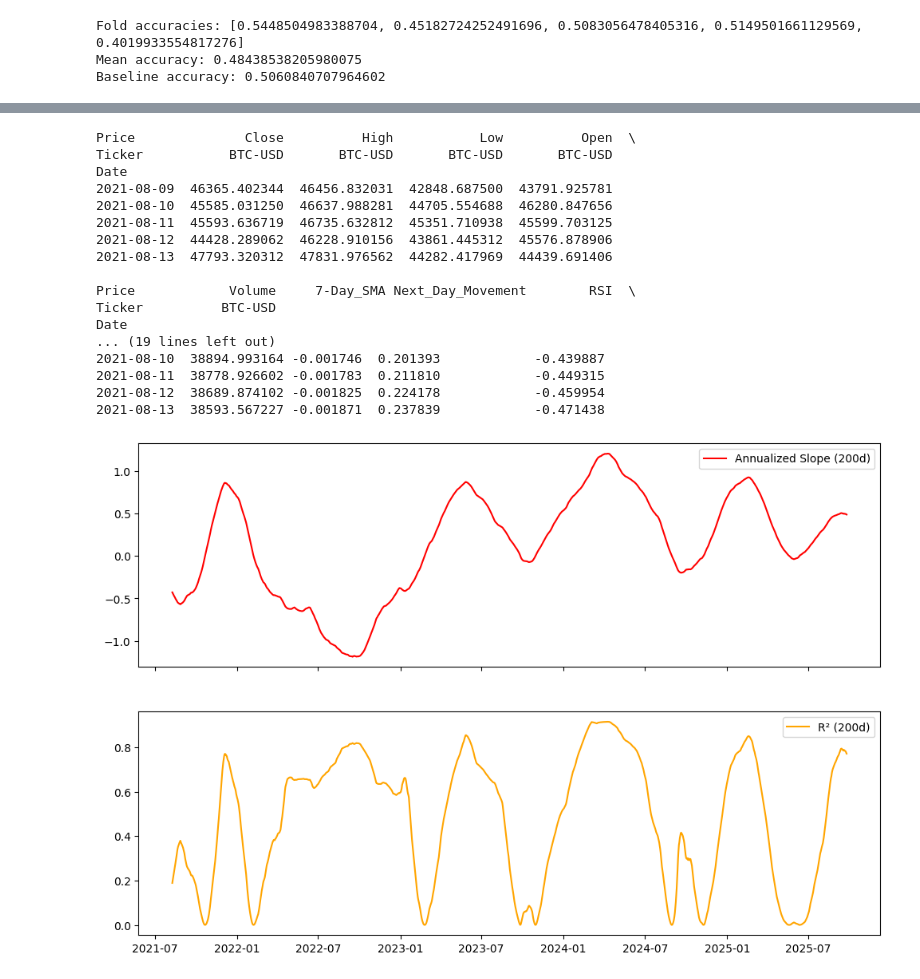
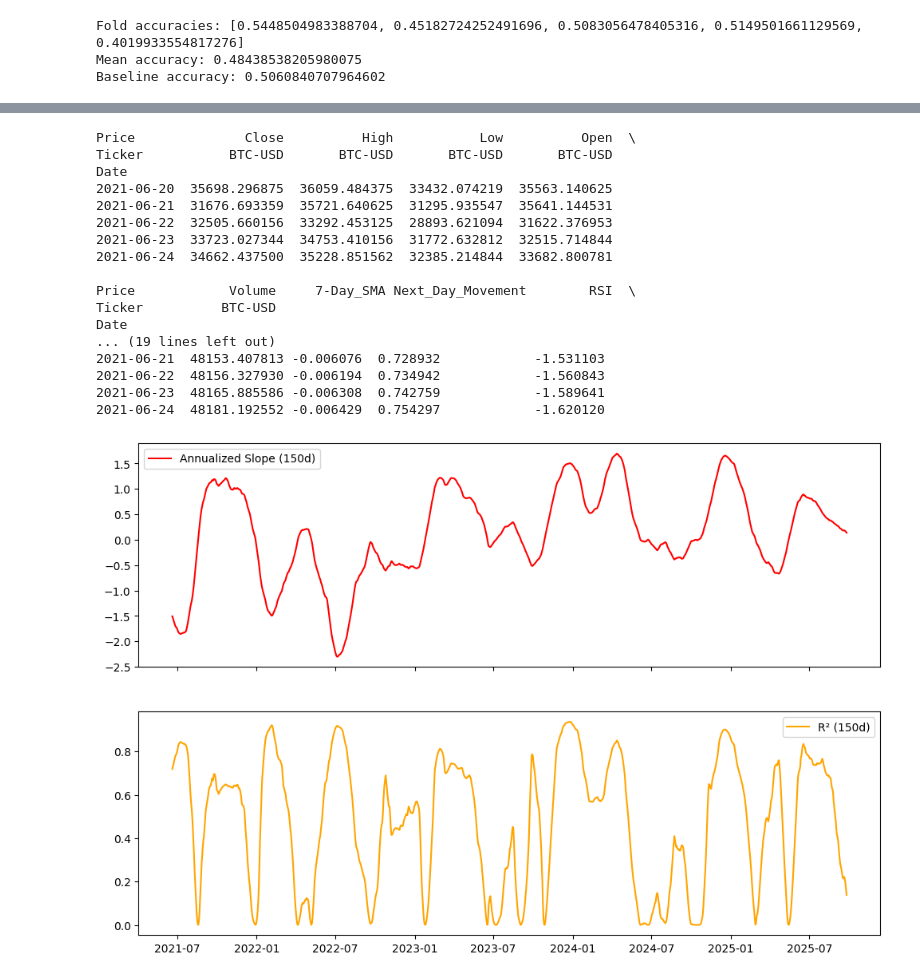
Before and after one commit to E-Eshbaugh/CryptoModel_v1, a Jupyter notebook: CryptoModel.ipynb, the cells around one changed output, grey strips where cells are left out. Cells and saved outputs as stored; diff of their text form; code cells hidden in the pictures.

Commit message:
Swapped long term SMA, R^2, and slope to 150 day window

```diff
--- a/CryptoModel.ipynb
+++ b/CryptoModel.ipynb
@@ -206,15 +206,15 @@ Mean accuracy: 0.48438538205980075
 Baseline accuracy: 0.5060840707964602
 # %%
 # add a 100-day SMA for more long term
-btc['100-Day_SMA'] = btc['Close'].rolling(window=100).mean()
+btc['150-Day_SMA'] = btc['Close'].rolling(window=150).mean()
 btc = btc.dropna()
 print(btc.head())
 
 plot = plt.figure(figsize=(12, 6))
 plt.plot(btc['Close'], label='BTC Price')
 plt.plot(btc['7-Day_SMA'], label='7-Day SMA')
-plt.plot(btc['100-Day_SMA'], label='100-Day SMA')
-plt.title('BTC Price with 7-Day SMA and 100-Day SMA')
+plt.plot(btc['150-Day_SMA'], label='150-Day SMA')
+plt.title('BTC Price with 7-Day SMA and 150-Day SMA')
 plt.xlabel('Date')
 plt.ylabel('Price')
 plt.legend()
@@ -241,7 +241,7 @@ Date
 # %%
-# Adding a 200-day slope with R^2 value to look at regime behavior changes
+# Adding a 150-day slope with R^2 value to look at regime behavior changes
 
-def rolling_trend_features(df, window=200):
+def rolling_trend_features(df, window=150):
     y = np.log(df[('Close', 'BTC-USD')])
     x = np.arange(len(y), dtype=float)
 
@@ -256,47 +256,47 @@ def rolling_trend_features(df, window=200):
         coefficients = np.linalg.lstsq(A, yi, rcond=None)[0]
         beta = float(coefficients[0])
         alpha = float(coefficients[1])
 
         yhat = alpha + beta * xi
         ss_res = ((yi.to_numpy() - yhat)**2).sum()
         ss_tot = ((yi - yi.mean())**2).sum()
         r2 = 1 - ss_res/ss_tot if float(ss_tot) > 0 else np.nan
 
         slopes.iloc[i] = beta
         r2s.iloc[i] = r2
 
     return slopes.rename(f"slope_{window}"), r2s.rename(f"r2_{window}")
 
-btc["slope_200"], btc["r2_200"] = rolling_trend_features(btc, 200)
-btc["slope_200_annualized"] = btc["slope_200"] * 252
+btc["slope_150"], btc["r2_150"] = rolling_trend_features(btc, 100)
+btc["slope_150_annualized"] = btc["slope_150"] * 252
 btc = btc.dropna()
 print(btc.head())
 
 fig, ax = plt.subplots(2, 1, figsize=(12,8), sharex=True)
-ax[0].plot(btc.index, btc["slope_200_annualized"], label="Annualized Slope (200d)", color="red")
+ax[0].plot(btc.index, btc["slope_150_annualized"], label="Annualized Slope (150d)", color="red")
 ax[0].legend()
-ax[1].plot(btc.index, btc["r2_200"], label="R² (200d)", color="orange")
+ax[1].plot(btc.index, btc["r2_150"], label="R² (150d)", color="orange")
 ax[1].legend()
 plt.show()
 # %% [output]
 Price              Close          High           Low          Open  \
 Ticker           BTC-USD       BTC-USD       BTC-USD       BTC-USD
 Date
-2021-08-09  46365.402344  46456.832031  42848.687500  43791.925781
-2021-08-10  45585.031250  46637.988281  44705.554688  46280.847656
-2021-08-11  45593.636719  46735.632812  45351.710938  45599.703125
-2021-08-12  44428.289062  46228.910156  43861.445312  45576.878906
-2021-08-13  47793.320312  47831.976562  44282.417969  44439.691406
+2021-06-20  35698.296875  36059.484375  33432.074219  35563.140625
+2021-06-21  31676.693359  35721.640625  31295.935547  35641.144531
+2021-06-22  32505.660156  33292.453125  28893.621094  31622.376953
+2021-06-23  33723.027344  34753.410156  31772.632812  32515.714844
+2021-06-24  34662.437500  35228.851562  32385.214844  33682.800781
 
 Price            Volume     7-Day_SMA Next_Day_Movement        RSI  \
 Ticker          BTC-USD
 Date
 ... (19 lines left out)
-2021-08-10  38894.993164 -0.001746  0.201393            -0.439887
-2021-08-11  38778.926602 -0.001783  0.211810            -0.449315
-2021-08-12  38689.874102 -0.001825  0.224178            -0.459954
-2021-08-13  38593.567227 -0.001871  0.237839            -0.471438
+2021-06-21  48153.407813 -0.006076  0.728932            -1.531103
+2021-06-22  48156.327930 -0.006194  0.734942            -1.560843
+2021-06-23  48165.885586 -0.006308  0.742759            -1.589641
+2021-06-24  48181.192552 -0.006429  0.754297            -1.620120
-[figure, old version]
+[figure, new version]
 # %%
 # Label regimes SLOPE_DOWN, SLOPE_UP, CHOP
 def label_regime(r2, slope_ann, r2_hi=0.30, r2_lo=0.20, s_hi=0.25, s_lo=0.10):
```
Also changed, not shown: parts of 2 cells of this notebook.
